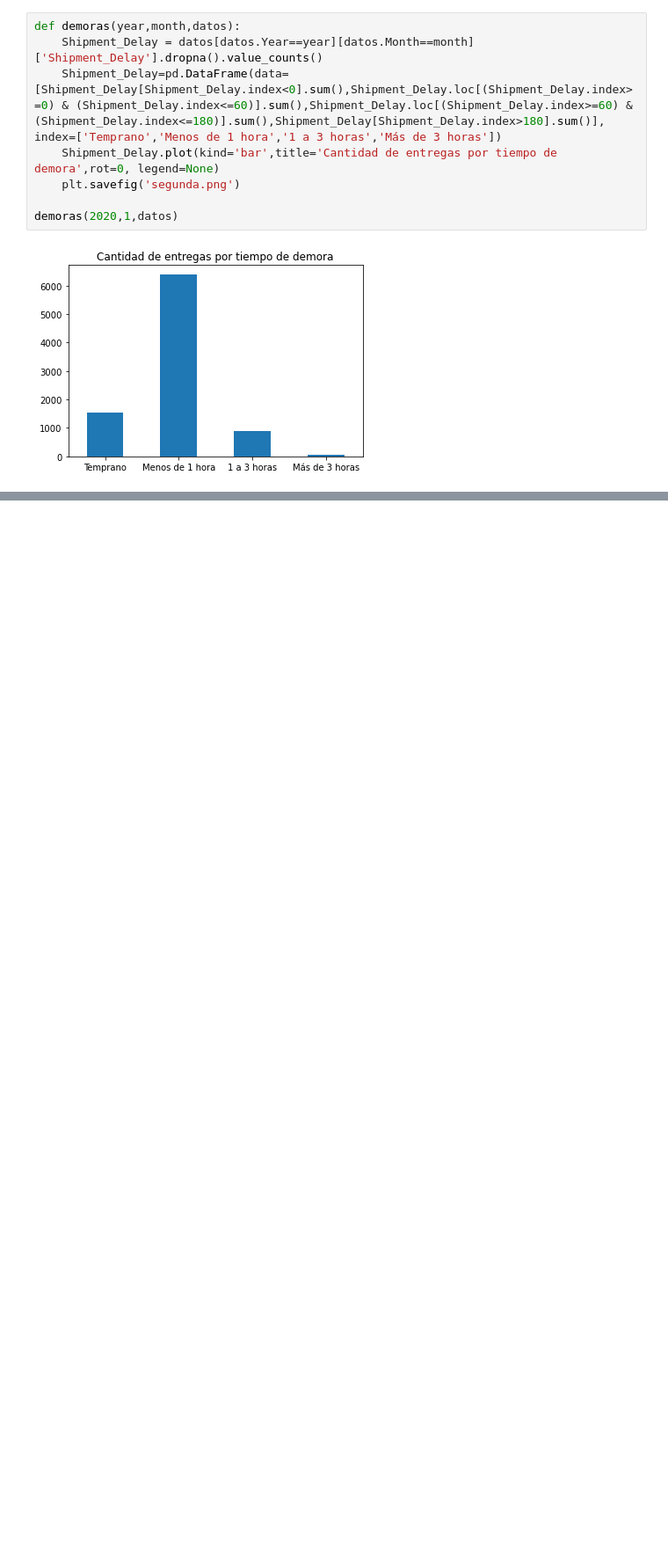
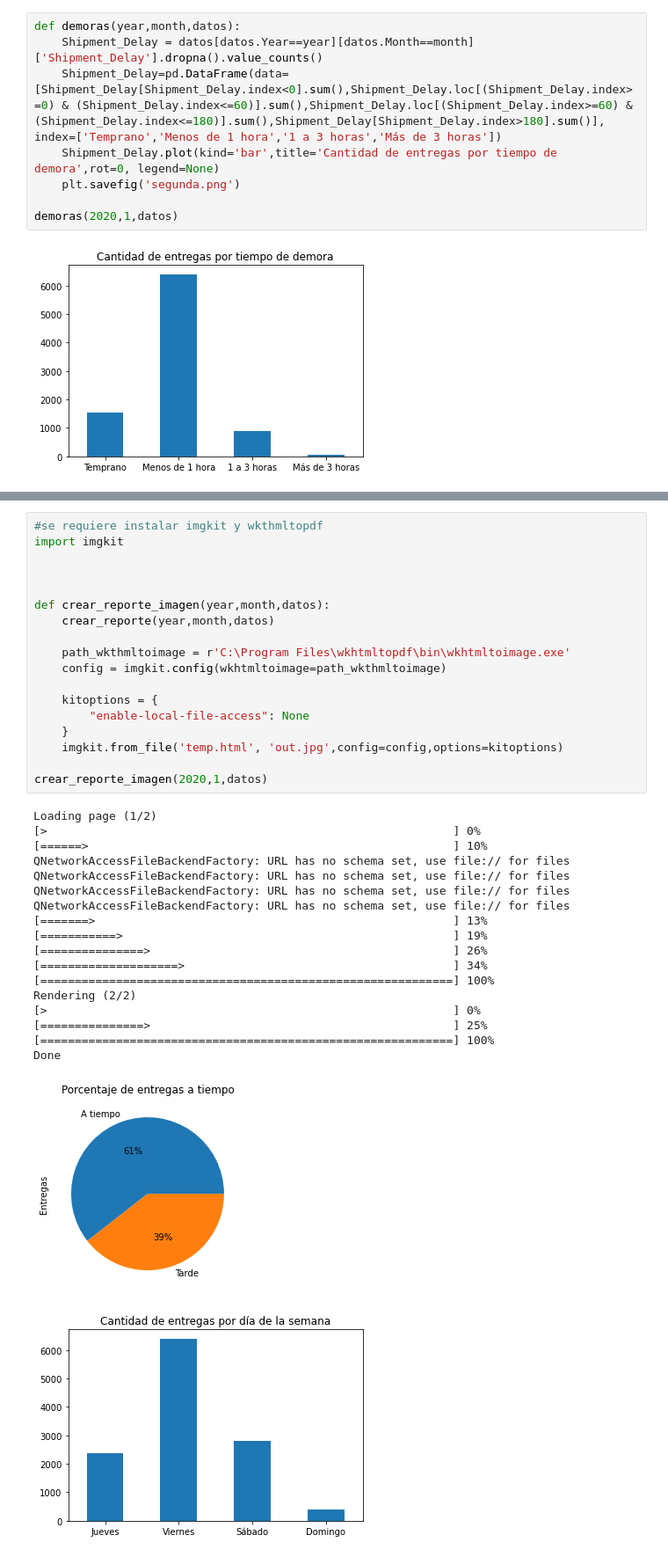
Before and after one commit to julioSanchez8/Amo-los-lunes, a Jupyter notebook: Hack.ipynb, the cells around one changed output, grey strips where cells are left out. Shown: that part at 88% size. Drawn from its saved outputs; the diff is of its cells as text; blank space fills up the shorter version.

```diff
--- a/Hack.ipynb
+++ b/Hack.ipynb
@@ -194 +376,39 @@ Si
 [figure]
+# %%
+#se requiere instalar imgkit y wkthmltopdf
+import imgkit
+
+
+
+def crear_reporte_imagen(year,month,datos):
+    crear_reporte(year,month,datos)
+
+    path_wkthmltoimage = r'C:\Program Files\wkhtmltopdf\bin\wkhtmltoimage.exe'
+    config = imgkit.config(wkhtmltoimage=path_wkthmltoimage)
+
+    kitoptions = {
+        "enable-local-file-access": None
+    }
+    imgkit.from_file('temp.html', 'out.jpg',config=config,options=kitoptions)
+
+crear_reporte_imagen(2020,1,datos)
+# %% [output]
+Loading page (1/2)
+[>                                                           ] 0%
+[======>                                                     ] 10%
+QNetworkAccessFileBackendFactory: URL has no schema set, use file:// for files
+QNetworkAccessFileBackendFactory: URL has no schema set, use file:// for files
+QNetworkAccessFileBackendFactory: URL has no schema set, use file:// for files
+QNetworkAccessFileBackendFactory: URL has no schema set, use file:// for files
+[=======>                                                    ] 13%
+[===========>                                                ] 19%
+[===============>                                            ] 26%
+[====================>                                       ] 34%
+[============================================================] 100%
+Rendering (2/2)
+[>                                                           ] 0%
+[===============>                                            ] 25%
+[============================================================] 100%
+Done
+[figure, added]
+[figure, added]
```
Also changed, not shown: parts of 17 cells of this notebook.
